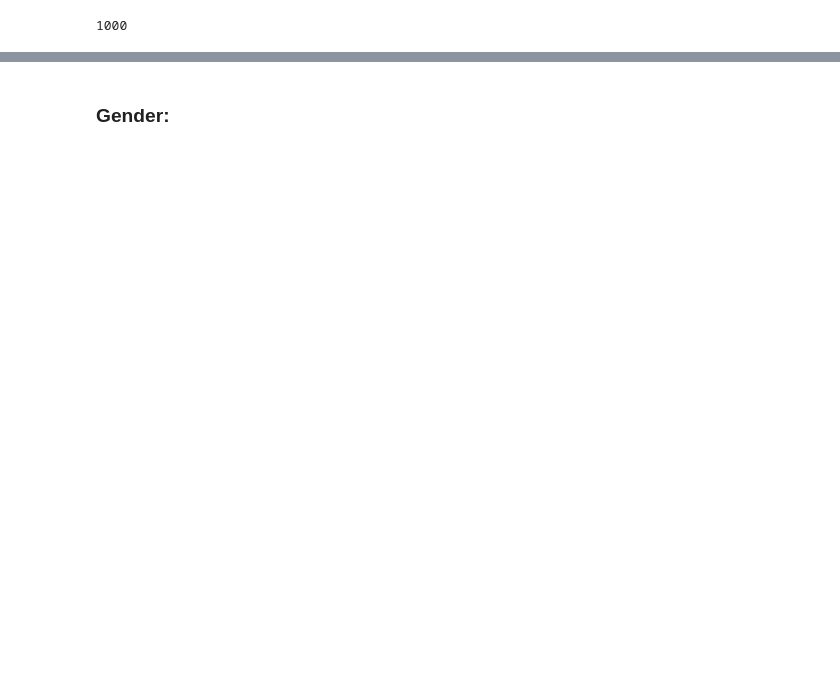
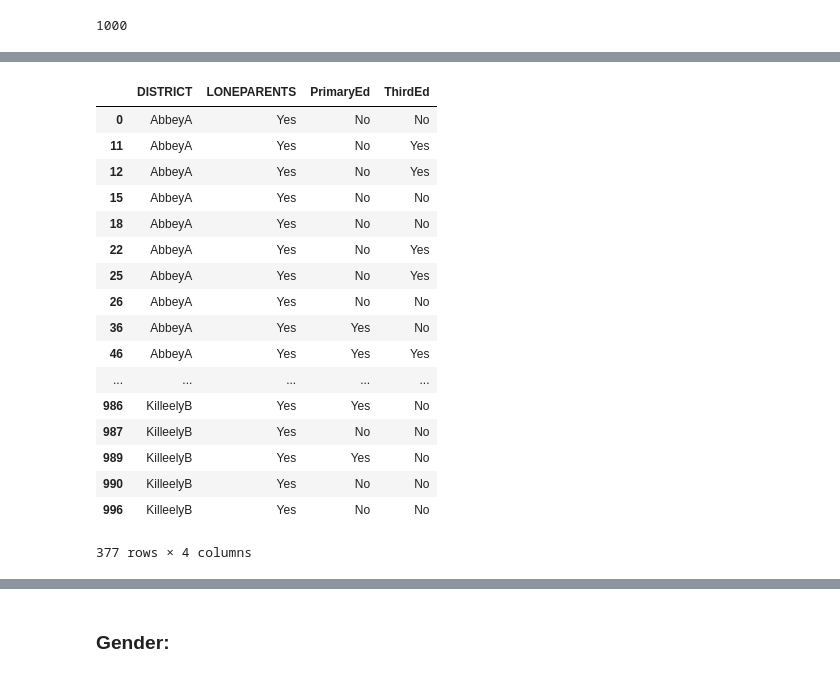
Before and after one commit to fionaoriordan/52465_19_project, a Jupyter notebook: 52465_19_project_dep1.ipynb, the cells around one changed output, grey strips where cells are left out. Saved outputs shown, nothing was run; the diff lists cells and outputs as text; code cells hidden in the pictures; blank space fills up the shorter version.

```diff
--- a/52465_19_project_dep1.ipynb
+++ b/52465_19_project_dep1.ipynb
@@ -340,0 +278,21 @@ len(thirded)
+# %%
+df.loc[df['LONEPARENTS'] == "Yes"]
+# %% [output]
+|  | DISTRICT | LONEPARENTS | PrimaryEd | ThirdEd |
+| 0 | AbbeyA | Yes | No | No |
+| 11 | AbbeyA | Yes | No | Yes |
+| 12 | AbbeyA | Yes | No | Yes |
+| 15 | AbbeyA | Yes | No | No |
+| 18 | AbbeyA | Yes | No | No |
+| 22 | AbbeyA | Yes | No | Yes |
+| 25 | AbbeyA | Yes | No | Yes |
+| 26 | AbbeyA | Yes | No | No |
+| 36 | AbbeyA | Yes | Yes | No |
+| 46 | AbbeyA | Yes | Yes | Yes |
+| ... | ... | ... | ... | ... |
+| 986 | KilleelyB | Yes | Yes | No |
+| 987 | KilleelyB | Yes | No | No |
+| 989 | KilleelyB | Yes | Yes | No |
+| 990 | KilleelyB | Yes | No | No |
+| 996 | KilleelyB | Yes | No | No |
+377 rows × 4 columns
```
Also changed, not shown: parts of 29 cells of this notebook.
